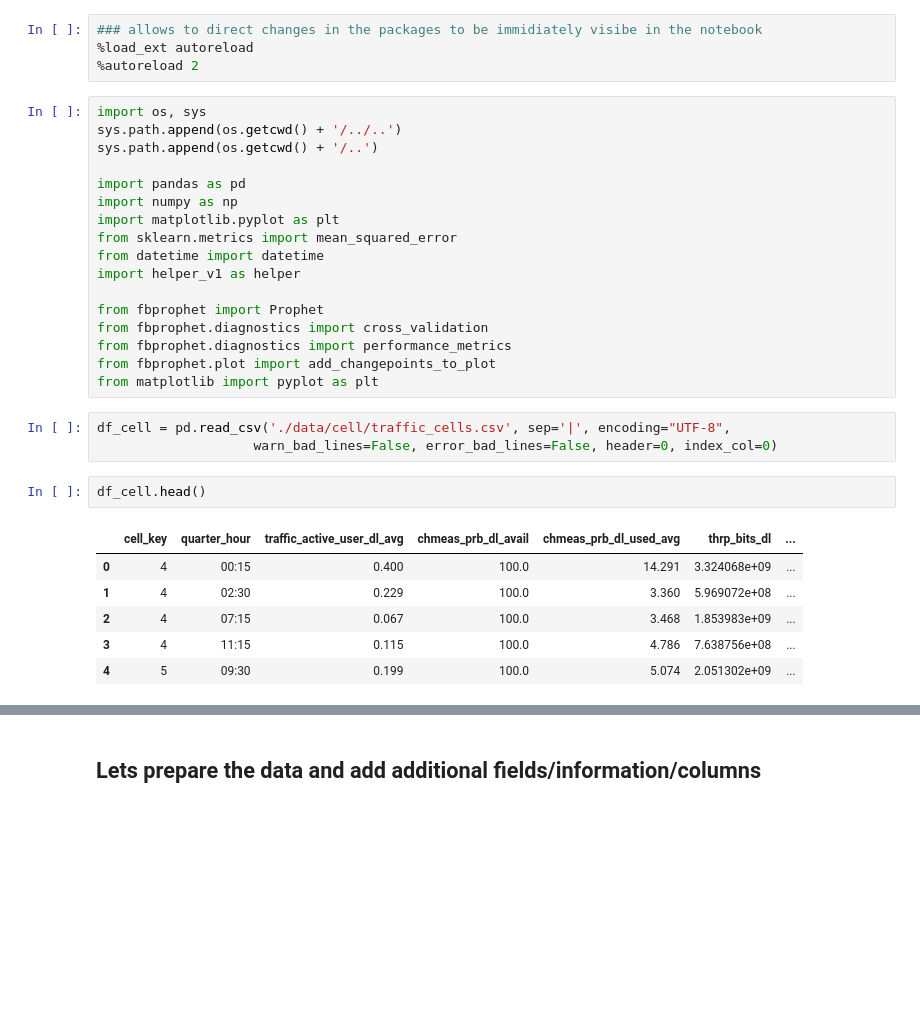
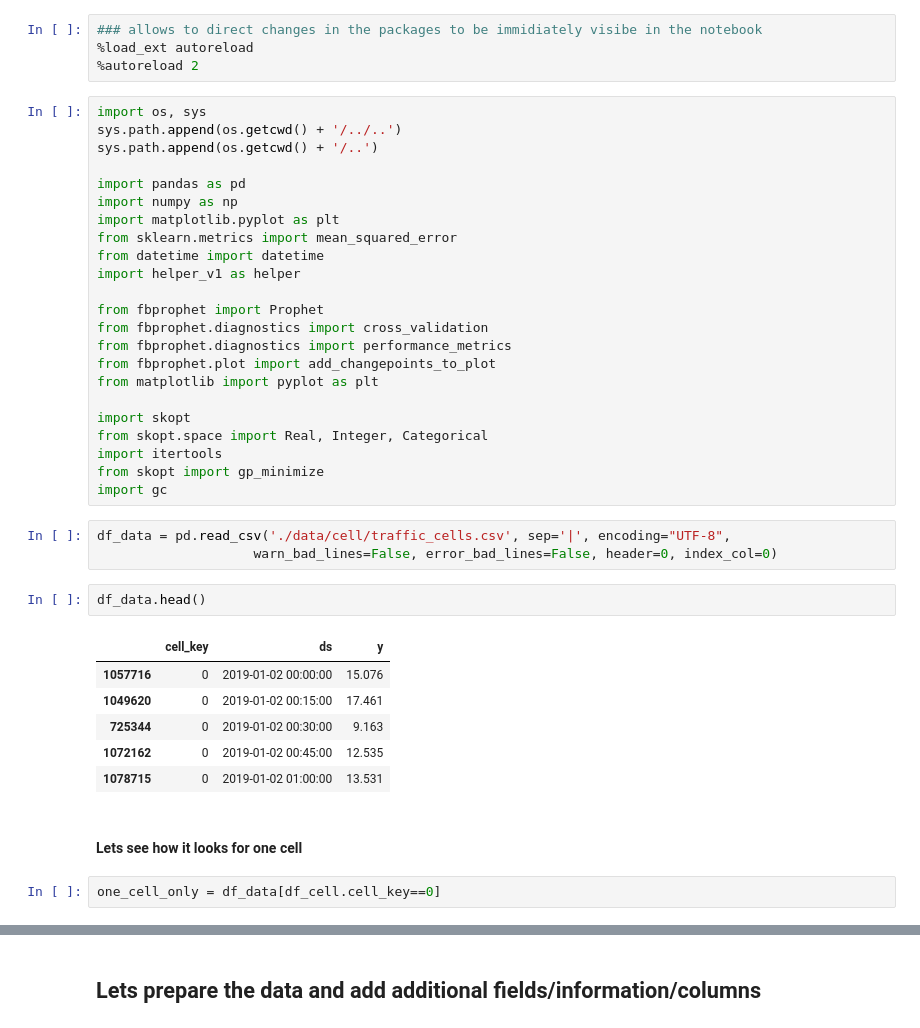
Before and after one commit to wasifmasood/network_traffic_forecast, a Jupyter notebook: FBProphet.ipynb, the cells around one changed output, grey strips where cells are left out. Cells and saved outputs as stored; diff of their text form; blank space fills up the shorter version.

```diff
--- a/FBProphet.ipynb
+++ b/FBProphet.ipynb
@@ -19,15 +19,25 @@ from fbprophet.diagnostics import cross_validation
 from fbprophet.diagnostics import performance_metrics
 from fbprophet.plot import add_changepoints_to_plot
 from matplotlib import pyplot as plt
+
+import skopt
+from skopt.space import Real, Integer, Categorical
+import itertools
+from skopt import gp_minimize
+import gc
 # %%
-df_cell = pd.read_csv('./data/cell/traffic_cells.csv', sep='|', encoding="UTF-8",
+df_data = pd.read_csv('./data/cell/traffic_cells.csv', sep='|', encoding="UTF-8",
                     warn_bad_lines=False, error_bad_lines=False, header=0, index_col=0)
 # %%
-df_cell.head()
+df_data.head()
 # %% [output]
-|  | cell_key | quarter_hour | traffic_active_user_dl_avg | chmeas_prb_dl_avail | chmeas_prb_dl_used_avg | thrp_bits_dl | ... |
-| 0 | 4 | 00:15 | 0.400 | 100.0 | 14.291 | 3.324068e+09 | ... |
-| 1 | 4 | 02:30 | 0.229 | 100.0 | 3.360 | 5.969072e+08 | ... |
-| 2 | 4 | 07:15 | 0.067 | 100.0 | 3.468 | 1.853983e+09 | ... |
-| 3 | 4 | 11:15 | 0.115 | 100.0 | 4.786 | 7.638756e+08 | ... |
-| 4 | 5 | 09:30 | 0.199 | 100.0 | 5.074 | 2.051302e+09 | ... |
+|  | cell_key | ds | y |
+| 1057716 | 0 | 2019-01-02 00:00:00 | 15.076 |
+| 1049620 | 0 | 2019-01-02 00:15:00 | 17.461 |
+| 725344 | 0 | 2019-01-02 00:30:00 | 9.163 |
+| 1072162 | 0 | 2019-01-02 00:45:00 | 12.535 |
+| 1078715 | 0 | 2019-01-02 01:00:00 | 13.531 |
+# %% [markdown]
+#### Lets see how it looks for one cell
+# %%
+one_cell_only = df_data[df_cell.cell_key==0]
```
Also changed, not shown: parts of 35 cells of this notebook, 3 other files.
